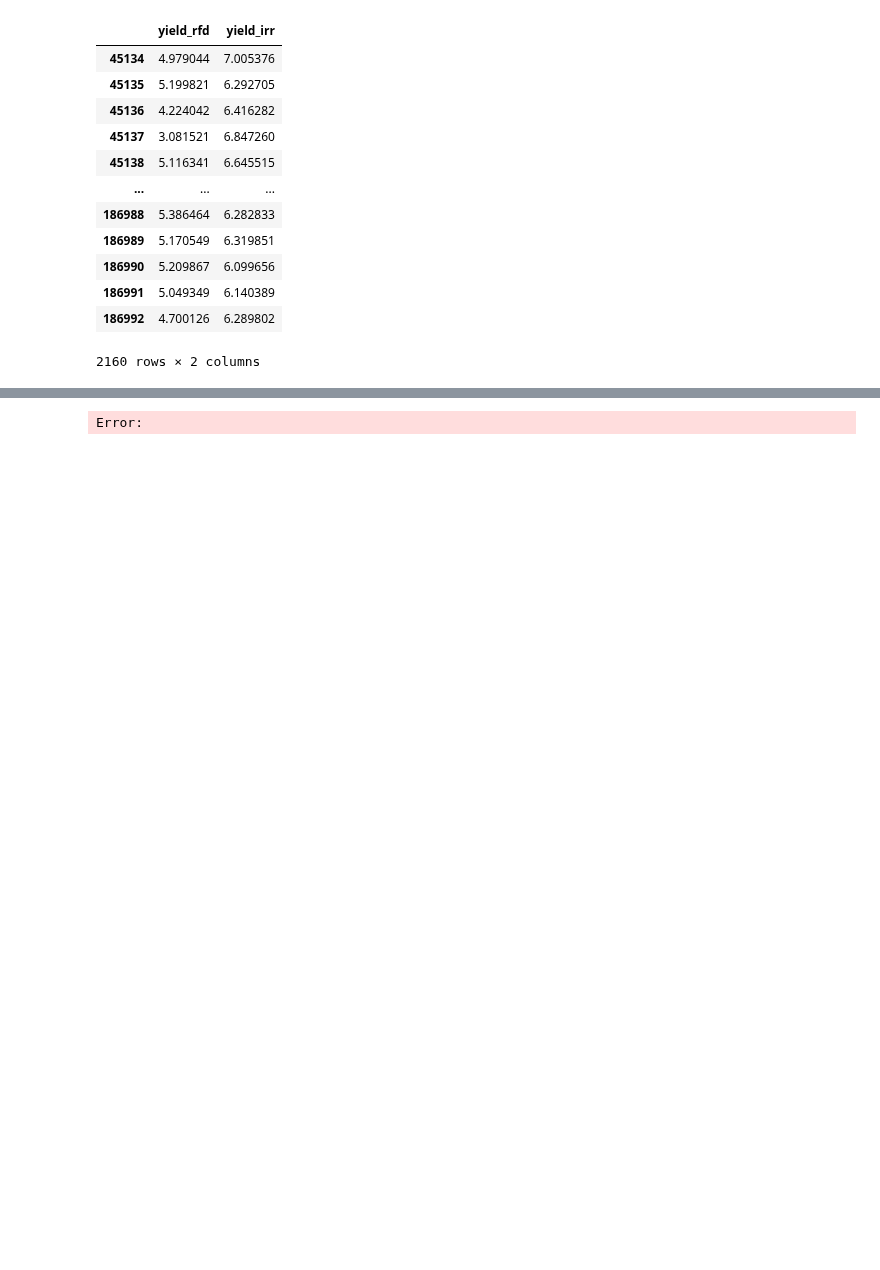
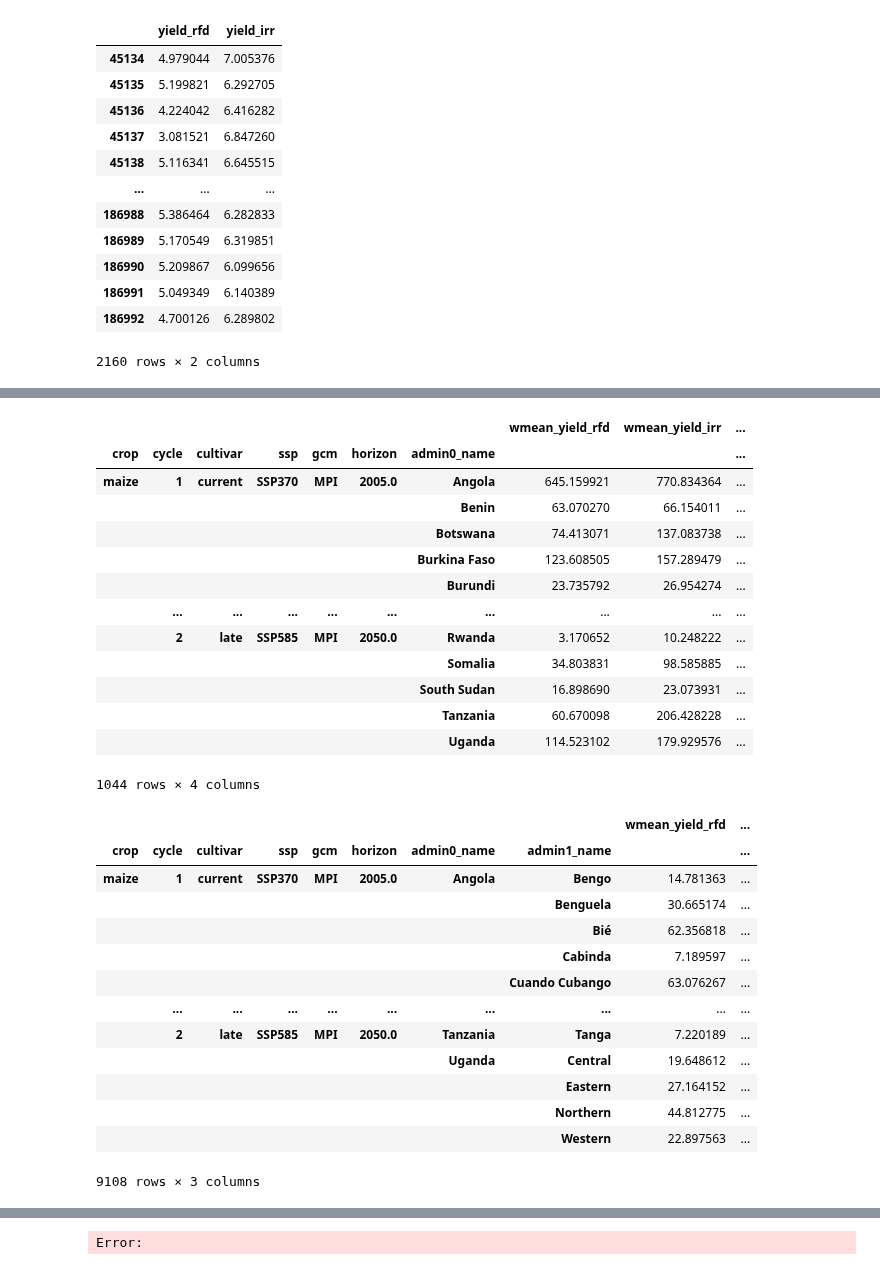
Before and after one commit to AdaptationAtlas/crop-impacts-prototype, a Jupyter notebook: notebooks/eda.ipynb, the cells around one changed output, grey strips where cells are left out. Saved outputs shown, nothing was run; the diff lists cells and outputs as text; code cells hidden in the pictures; blank space fills up the shorter version.

```diff
--- a/notebooks/eda.ipynb
+++ b/notebooks/eda.ipynb
@@ -711,0 +680,39 @@ aggregated
+# %%
+for i in range(1, len(admins)):
+    levels = admins[:i]
+    grouped = aggregated.groupby(cols_to_groupby + levels)
+    info = grouped[["wmean_yield_rfd"]].sum()
+    info["wmean_yield_irr"] = grouped[["wmean_yield_irr"]].sum()
+    none_levels = admins[i:]
+    for l in none_levels:
+        info[l] = None
+    ipd.display(info)
+# %% [output]
+|  |  |  |  |  |  |  | wmean_yield_rfd | wmean_yield_irr | ... |
+| crop | cycle | cultivar | ssp | gcm | horizon | admin0_name |  |  | ... |
+| maize | 1 | current | SSP370 | MPI | 2005.0 | Angola | 645.159921 | 770.834364 | ... |
+|  |  |  |  |  |  | Benin | 63.070270 | 66.154011 | ... |
+|  |  |  |  |  |  | Botswana | 74.413071 | 137.083738 | ... |
+|  |  |  |  |  |  | Burkina Faso | 123.608505 | 157.289479 | ... |
+|  |  |  |  |  |  | Burundi | 23.735792 | 26.954274 | ... |
+|  | ... | ... | ... | ... | ... | ... | ... | ... | ... |
+|  | 2 | late | SSP585 | MPI | 2050.0 | Rwanda | 3.170652 | 10.248222 | ... |
+|  |  |  |  |  |  | Somalia | 34.803831 | 98.585885 | ... |
+|  |  |  |  |  |  | South Sudan | 16.898690 | 23.073931 | ... |
+|  |  |  |  |  |  | Tanzania | 60.670098 | 206.428228 | ... |
+|  |  |  |  |  |  | Uganda | 114.523102 | 179.929576 | ... |
+1044 rows × 4 columns
+|  |  |  |  |  |  |  |  | wmean_yield_rfd | ... |
+| crop | cycle | cultivar | ssp | gcm | horizon | admin0_name | admin1_name |  | ... |
+| maize | 1 | current | SSP370 | MPI | 2005.0 | Angola | Bengo | 14.781363 | ... |
+|  |  |  |  |  |  |  | Benguela | 30.665174 | ... |
+|  |  |  |  |  |  |  | Bié | 62.356818 | ... |
+|  |  |  |  |  |  |  | Cabinda | 7.189597 | ... |
+|  |  |  |  |  |  |  | Cuando Cubango | 63.076267 | ... |
+|  | ... | ... | ... | ... | ... | ... | ... | ... | ... |
+|  | 2 | late | SSP585 | MPI | 2050.0 | Tanzania | Tanga | 7.220189 | ... |
+|  |  |  |  |  |  | Uganda | Central | 19.648612 | ... |
+|  |  |  |  |  |  |  | Eastern | 27.164152 | ... |
+|  |  |  |  |  |  |  | Northern | 44.812775 | ... |
+|  |  |  |  |  |  |  | Western | 22.897563 | ... |
+9108 rows × 3 columns
```
Also changed, not shown: parts of 12 cells of this notebook.
